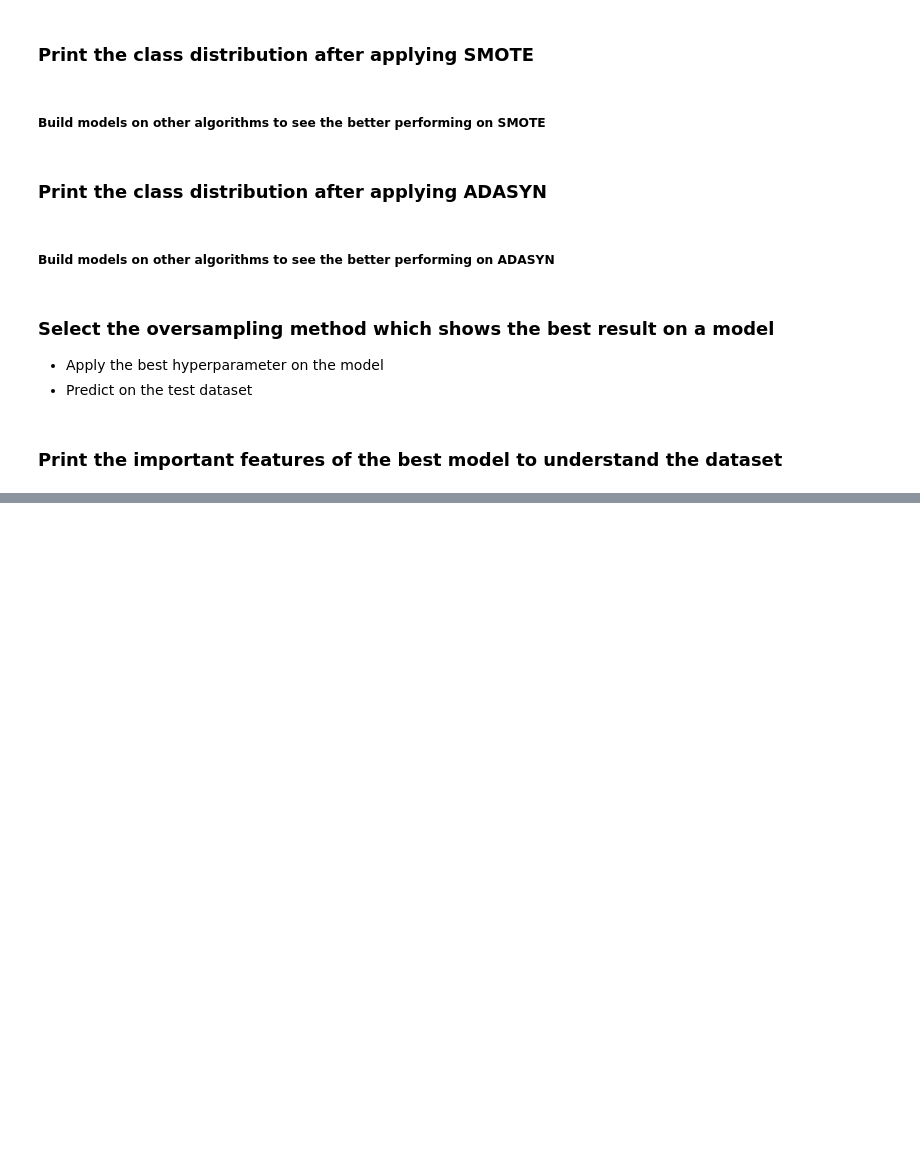
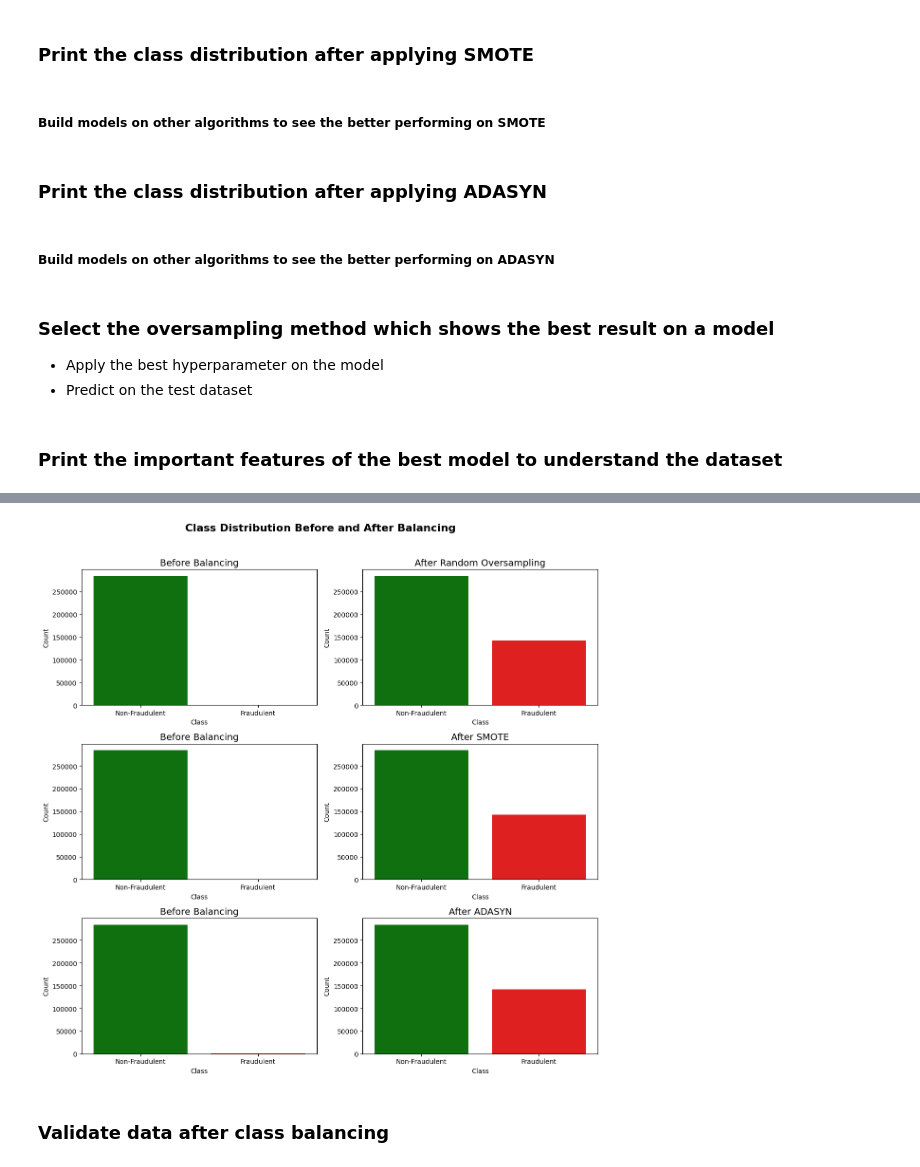
Before and after one commit to iilnreddy/ccdetect, a Jupyter notebook: Credit_card_fraud_detection.ipynb, the cells around one changed output, grey strips where cells are left out. Drawn from its saved outputs; the diff is of its cells as text; code cells hidden in the pictures; blank space fills up the shorter version.

```diff
--- a/Credit_card_fraud_detection.ipynb
+++ b/Credit_card_fraud_detection.ipynb
@@ -978,0 +973,58 @@ print(threshold)
+# %%
+import matplotlib.pyplot as plt
+import seaborn as sns
+from imblearn.over_sampling import RandomOverSampler, SMOTE, ADASYN
+from sklearn.model_selection import train_test_split
+from sklearn.ensemble import RandomForestClassifier
+from sklearn.metrics import classification_report, roc_auc_score
+
+# Separate features and target variable
+X = df.drop(columns=['Class'])
+y = df['Class']
+
+# Define sampling strategies
+sampling_strategy = 0.5  # Set minority class to 50% of majority class
+
+# Apply Class Balancing Methods
+random_oversampler = RandomOverSampler(sampling_strategy=sampling_strategy, random_state=42)
+X_random, y_random = random_oversampler.fit_resample(X, y)
+
+smote = SMOTE(sampling_strategy=sampling_strategy, random_state=42)
+X_smote, y_smote = smote.fit_resample(X, y)
+
+adasyn = ADASYN(sampling_strategy=sampling_strategy, random_state=42)
+X_adasyn, y_adasyn = adasyn.fit_resample(X, y)
+
+# Function to visualize class distribution
+def plot_class_distribution(y_original, y_resampled, method_name, ax):
+    class_counts_original = y_original.value_counts()
+    class_counts_resampled = y_resampled.value_counts()
+
+    sns.barplot(x=class_counts_original.index, y=class_counts_original.values, ax=ax[0], palette=['green', 'red'])
+    ax[0].set_title("Before Balancing", fontsize=14)
+    ax[0].set_xlabel("Class")
+    ax[0].set_ylabel("Count")
+    ax[0].set_xticklabels(['Non-Fraudulent', 'Fraudulent'])
+
+    sns.barplot(x=class_counts_resampled.index, y=class_counts_resampled.values, ax=ax[1], palette=['green', 'red'])
+    ax[1].set_title(f"After {method_name}", fontsize=14)
+    ax[1].set_xlabel("Class")
+    ax[1].set_ylabel("Count")
+    ax[1].set_xticklabels(['Non-Fraudulent', 'Fraudulent'])
+
+    plt.tight_layout()
+
+# Plot distributions
+fig, axes = plt.subplots(3, 2, figsize=(12, 12))
+
+plot_class_distribution(y, y_random, "Random Oversampling", axes[0])
+plot_class_distribution(y, y_smote, "SMOTE", axes[1])
+plot_class_distribution(y, y_adasyn, "ADASYN", axes[2])
+
+plt.suptitle("Class Distribution Before and After Balancing", fontsize=16, fontweight='bold')
+plt.tight_layout(rect=[0, 0, 1, 0.96])
+plt.show()
+# %% [output]
+[figure, added]
+# %% [markdown]
+### Validate data after class balancing
```
Also changed, not shown: parts of 13 cells of this notebook.
